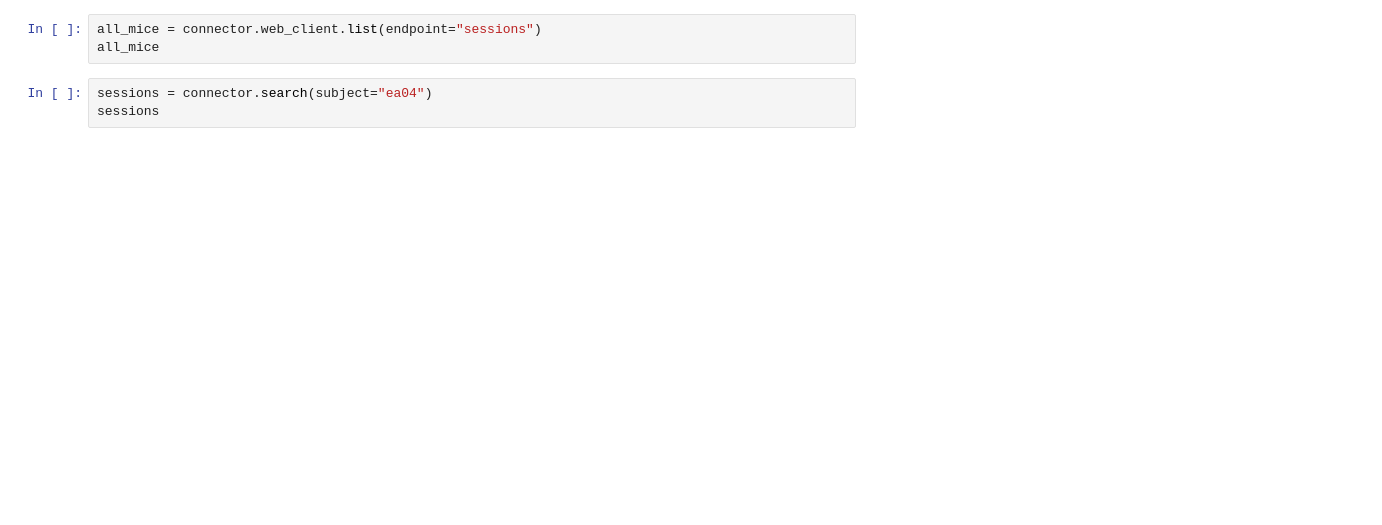
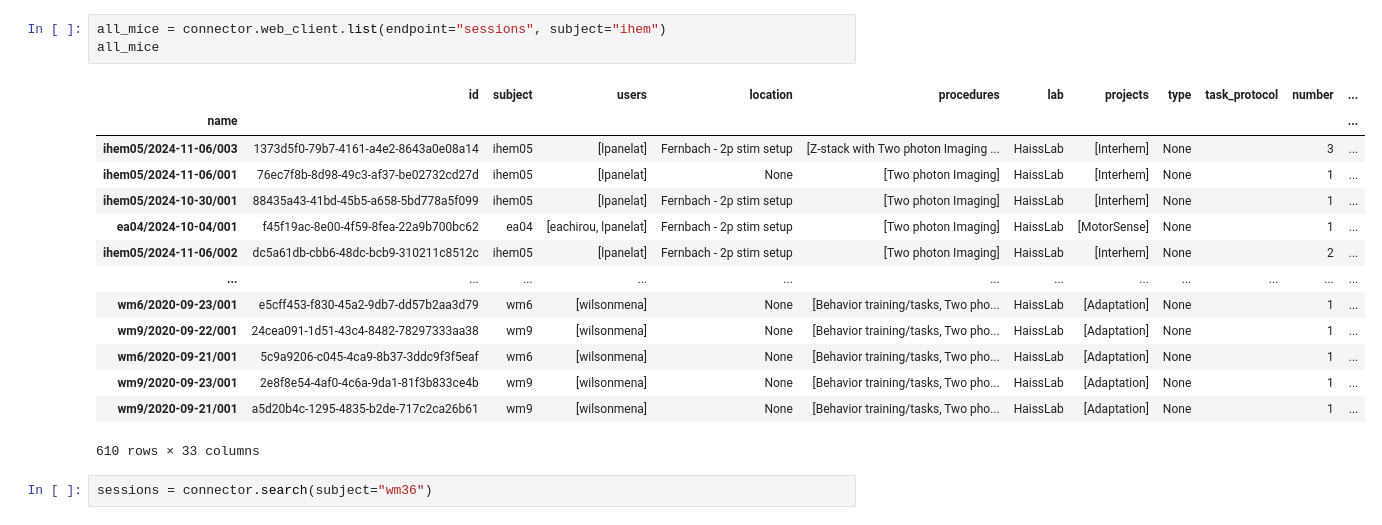
Before and after one commit to JostTim/alyx-local-connector, a Jupyter notebook: notebooks/2-searching_sessions.ipynb, the cells around one changed output. Saved outputs shown, nothing was run; the diff lists cells and outputs as text; blank space fills up the shorter version.

```diff
--- a/notebooks/2-searching_sessions.ipynb
+++ b/notebooks/2-searching_sessions.ipynb
@@ -4,8 +6,22 @@ connector = Connector()
 # %%
-all_mice = connector.web_client.list(endpoint="sessions")
+all_mice = connector.web_client.list(endpoint="sessions", subject="ihem")
 all_mice
+# %% [output]
+|  | id | subject | users | location | procedures | lab | projects | type | task_protocol | number | ... |
+| name |  |  |  |  |  |  |  |  |  |  | ... |
+| ihem05/2024-11-06/003 | 1373d5f0-79b7-4161-a4e2-8643a0e08a14 | ihem05 | [lpanelat] | Fernbach - 2p stim setup | [Z-stack with Two photon Imaging ... | HaissLab | [Interhem] | None |  | 3 | ... |
+| ihem05/2024-11-06/001 | 76ec7f8b-8d98-49c3-af37-be02732cd27d | ihem05 | [lpanelat] | None | [Two photon Imaging] | HaissLab | [Interhem] | None |  | 1 | ... |
+| ihem05/2024-10-30/001 | 88435a43-41bd-45b5-a658-5bd778a5f099 | ihem05 | [lpanelat] | Fernbach - 2p stim setup | [Two photon Imaging] | HaissLab | [Interhem] | None |  | 1 | ... |
+| ea04/2024-10-04/001 | f45f19ac-8e00-4f59-8fea-22a9b700bc62 | ea04 | [eachirou, lpanelat] | Fernbach - 2p stim setup | [Two photon Imaging] | HaissLab | [MotorSense] | None |  | 1 | ... |
+| ihem05/2024-11-06/002 | dc5a61db-cbb6-48dc-bcb9-310211c8512c | ihem05 | [lpanelat] | Fernbach - 2p stim setup | [Two photon Imaging] | HaissLab | [Interhem] | None |  | 2 | ... |
+| ... | ... | ... | ... | ... | ... | ... | ... | ... | ... | ... | ... |
+| wm6/2020-09-23/001 | e5cff453-f830-45a2-9db7-dd57b2aa3d79 | wm6 | [wilsonmena] | None | [Behavior training/tasks, Two pho... | HaissLab | [Adaptation] | None |  | 1 | ... |
+| wm9/2020-09-22/001 | 24cea091-1d51-43c4-8482-78297333aa38 | wm9 | [wilsonmena] | None | [Behavior training/tasks, Two pho... | HaissLab | [Adaptation] | None |  | 1 | ... |
+| wm6/2020-09-21/001 | 5c9a9206-c045-4ca9-8b37-3ddc9f3f5eaf | wm6 | [wilsonmena] | None | [Behavior training/tasks, Two pho... | HaissLab | [Adaptation] | None |  | 1 | ... |
+| wm9/2020-09-23/001 | 2e8f8e54-4af0-4c6a-9da1-81f3b833ce4b | wm9 | [wilsonmena] | None | [Behavior training/tasks, Two pho... | HaissLab | [Adaptation] | None |  | 1 | ... |
+| wm9/2020-09-21/001 | a5d20b4c-1295-4835-b2de-717c2ca26b61 | wm9 | [wilsonmena] | None | [Behavior training/tasks, Two pho... | HaissLab | [Adaptation] | None |  | 1 | ... |
+610 rows × 33 columns
 # %%
-sessions = connector.search(subject="ea04")
-sessions
+sessions = connector.search(subject="wm36")
 # %%
 connector.search(name="ea04/2024-09-30/001")
```
Also changed, not shown: parts of 5 cells of this notebook, 7 other files.
